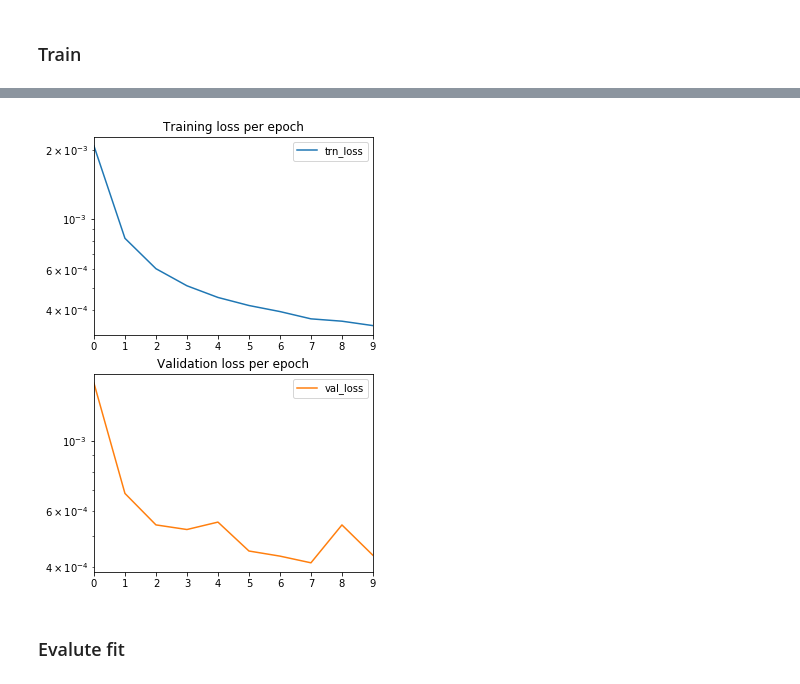
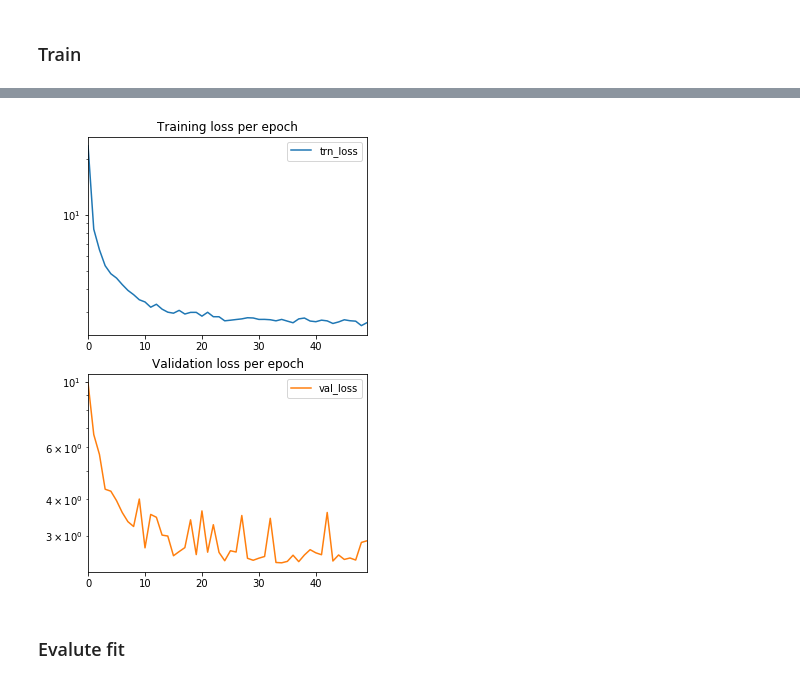
Before and after one commit to VICS-CORE/stats, a Jupyter notebook: 11_YudistirNet.ipynb, the cells around one changed output, grey strips where cells are left out. Drawn from its saved outputs; the diff is of its cells as text; code cells hidden in the pictures.

Commit message:
50 epochs, 0.01 LR, All 10 predictions in curve-fit chart.

```diff
--- a/11_YudistirNet.ipynb
+++ b/11_YudistirNet.ipynb
@@ -140,7 +144,7 @@ class YudistirNet(tnn.Module):
 HIDDEN_SIZE = 1
 NUM_LAYERS = 1
 LEARNING_RATE = 0.01
-NUM_EPOCHS = 10
+NUM_EPOCHS = 50
 
 model = YudistirNet(ip_seq_len=IP_SEQ_LEN, op_seq_len=OP_SEQ_LEN, hidden_size=HIDDEN_SIZE, num_layers=NUM_LAYERS)
 loss_fn = tnn.MSELoss()
@@ -150,10 +154,11 @@ optimizer = top.Adam(model.parameters(), lr=LEARNING_RATE)
 trn_loss_vals = []
 val_loss_vals = []
 
+print("BEGIN: [", dt.datetime.now(), "]")
 for e in range(NUM_EPOCHS):
     model.train()
     trn_losses = []
-    for i, data in enumerate(trn_loader):
+    for data in trn_loader:
         ip, op = data
         optimizer.zero_grad() # set grads to 0
         preds = model(ip.view(IP_SEQ_LEN, 1, 1)) # predict
@@ -161,22 +166,23 @@ for e in range(NUM_EPOCHS):
         loss.backward() # calc and assign grads
         optimizer.step() # update weights
         trn_losses.append(loss) # logging
-    avg_trn_loss = torch.stack(trn_losses).mean().item()
+    avg_trn_loss = torch.stack(trn_losses).mean().item() * 10000
     trn_loss_vals.append(avg_trn_loss)
 
     model.eval()
     with torch.no_grad():
         val_losses = []
-        for i, data in enumerate(val_loader):
+        for data in val_loader:
             ip, op = data
             preds = model(ip.view(IP_SEQ_LEN, 1, 1))
             loss = loss_fn(preds, op.view(OP_SEQ_LEN))
             val_losses.append(loss)
-        avg_val_loss = torch.stack(val_losses).mean().item()
+        avg_val_loss = torch.stack(val_losses).mean().item() * 10000
         val_loss_vals.append(avg_val_loss)
 
     if e%1==0:
-        print("epoch:", f"{e:3}", "avg_val_loss:", f"{avg_val_loss: .5f}", "avg_trn_loss:", f"{avg_trn_loss: .5f}")
+        print("[", dt.datetime.now(), "] epoch:", f"{e:3}", "avg_val_loss:", f"{avg_val_loss: .5f}", "avg_trn_loss:", f"{avg_trn_loss: .5f}")
+print("END: [", dt.datetime.now(), "]")
 
 df_trn_loss = pd.DataFrame({
     'trn_loss': trn_loss_vals,
@@ -204,3 +217,3 @@ epoch:   9 avg_val_loss:  0.00043 avg_trn_loss:  0.00034
-[figure, old version]
+[figure, new version]
 # %% [markdown]
 ### Evalute fit
```
Also changed, not shown: parts of 7 cells of this notebook.
